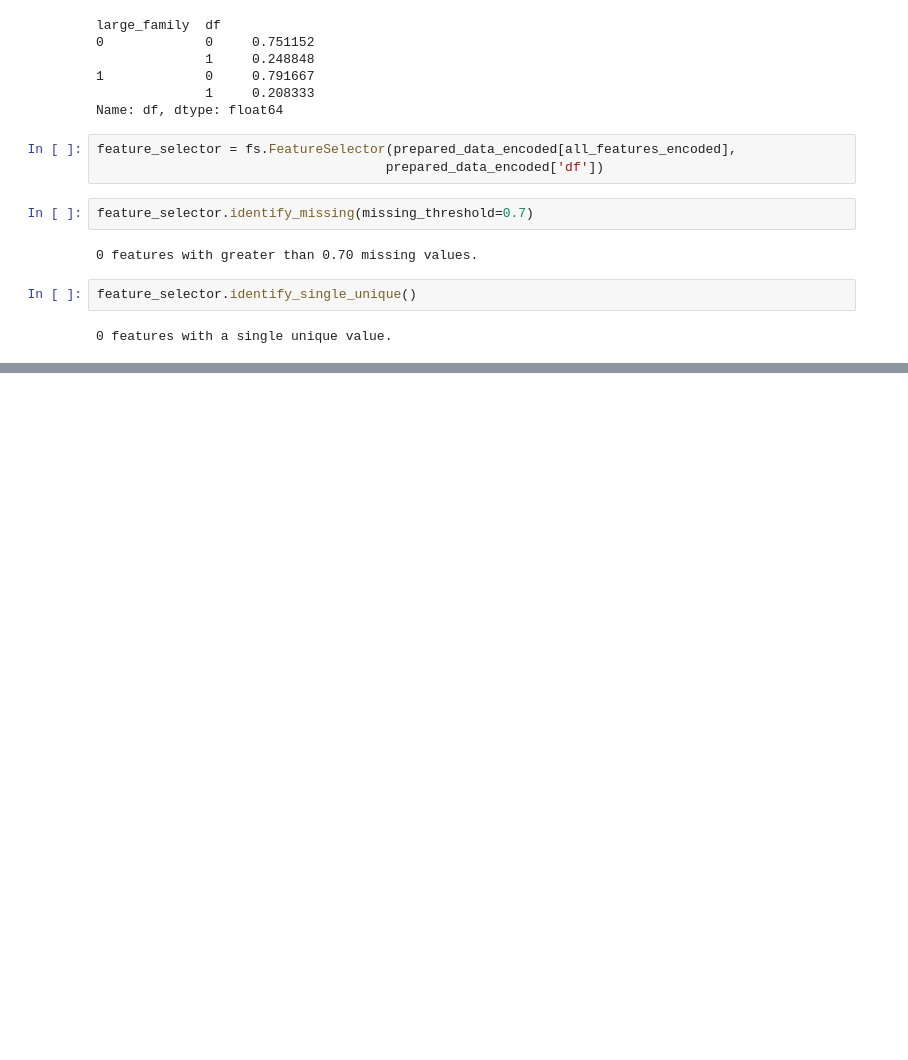
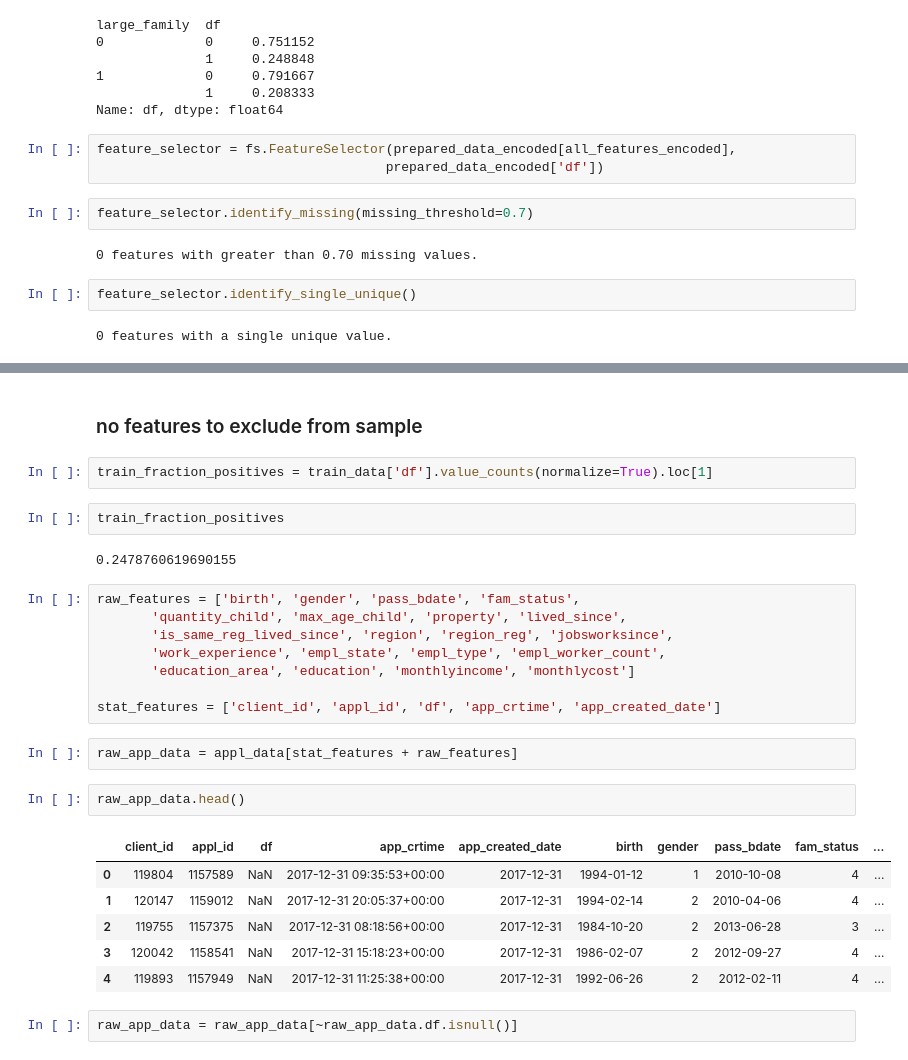
Before and after one commit to yaroslavklymchuk/test, a Jupyter notebook: test_upd.ipynb, the cells around one changed output, grey strips where cells are left out. Saved outputs shown, nothing was run; the diff lists cells and outputs as text; blank space fills up the shorter version.

```diff
--- a/test_upd.ipynb
+++ b/test_upd.ipynb
@@ -1249,0 +1236,29 @@ features_to_drop
+# %% [markdown]
+### no features to exclude from sample
+# %%
+train_fraction_positives = train_data['df'].value_counts(normalize=True).loc[1]
+# %%
+train_fraction_positives
+# %% [output]
+0.2478760619690155
+# %%
+raw_features = ['birth', 'gender', 'pass_bdate', 'fam_status',
+       'quantity_child', 'max_age_child', 'property', 'lived_since',
+       'is_same_reg_lived_since', 'region', 'region_reg', 'jobsworksince',
+       'work_experience', 'empl_state', 'empl_type', 'empl_worker_count',
+       'education_area', 'education', 'monthlyincome', 'monthlycost']
+
+stat_features = ['client_id', 'appl_id', 'df', 'app_crtime', 'app_created_date']
+# %%
+raw_app_data = appl_data[stat_features + raw_features]
+# %%
+raw_app_data.head()
+# %% [output]
+|  | client_id | appl_id | df | app_crtime | app_created_date | birth | gender | pass_bdate | fam_status | ... |
+| 0 | 119804 | 1157589 | NaN | 2017-12-31 09:35:53+00:00 | 2017-12-31 | 1994-01-12 | 1 | 2010-10-08 | 4 | ... |
+| 1 | 120147 | 1159012 | NaN | 2017-12-31 20:05:37+00:00 | 2017-12-31 | 1994-02-14 | 2 | 2010-04-06 | 4 | ... |
+| 2 | 119755 | 1157375 | NaN | 2017-12-31 08:18:56+00:00 | 2017-12-31 | 1984-10-20 | 2 | 2013-06-28 | 3 | ... |
+| 3 | 120042 | 1158541 | NaN | 2017-12-31 15:18:23+00:00 | 2017-12-31 | 1986-02-07 | 2 | 2012-09-27 | 4 | ... |
+| 4 | 119893 | 1157949 | NaN | 2017-12-31 11:25:38+00:00 | 2017-12-31 | 1992-06-26 | 2 | 2012-02-11 | 4 | ... |
+# %%
+raw_app_data = raw_app_data[~raw_app_data.df.isnull()]
```
Also changed, not shown: parts of 49 cells of this notebook, 1 other file.
